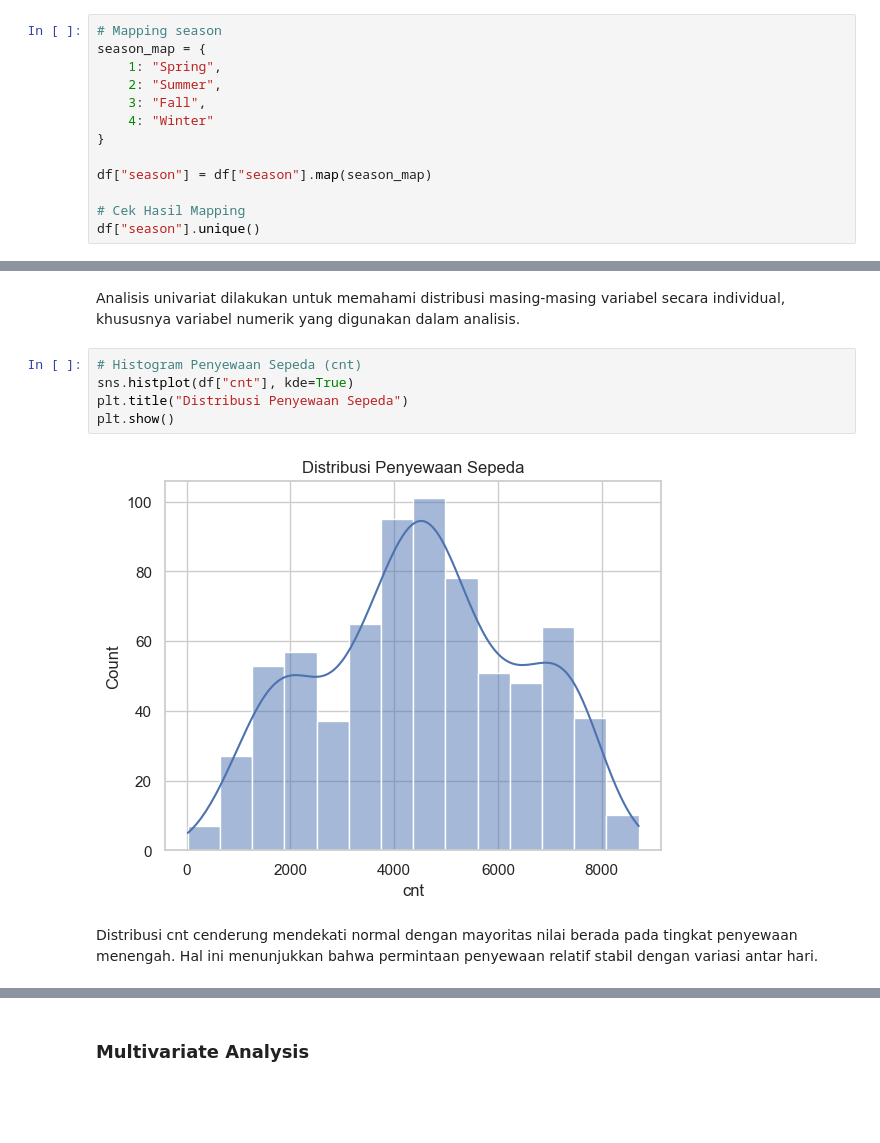
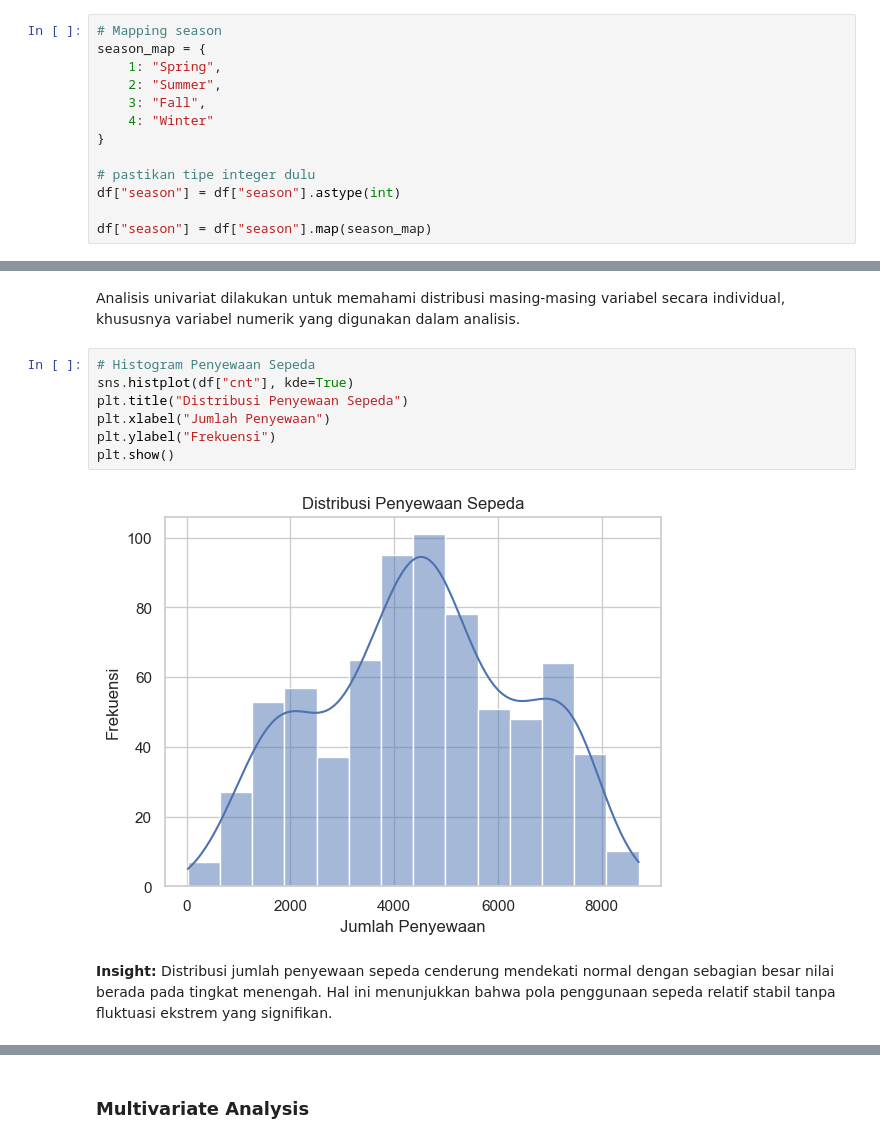
Before and after one commit to hikmalaryad/bike-sharing-dataset, a Jupyter notebook: notebook.ipynb, the cells around one changed output, grey strips where cells are left out. Drawn from its saved outputs; the diff is of its cells as text; blank space fills up the shorter version.

```diff
--- a/notebook.ipynb
+++ b/notebook.ipynb
@@ -131,7 +131,7 @@ season_map = {
     4: "Winter"
 }
 
+# pastikan tipe integer dulu
+df["season"] = df["season"].astype(int)
+
 df["season"] = df["season"].map(season_map)
-
-# Cek Hasil Mapping
-df["season"].unique()
@@ -220,14 +236,16 @@ Tanggal akhir: 2012-12-31 00:00:00
 # %% [markdown]
 Analisis univariat dilakukan untuk memahami distribusi masing-masing variabel secara individual, khususnya variabel numerik yang digunakan dalam analisis.
 # %%
-# Histogram Penyewaan Sepeda (cnt)
+# Histogram Penyewaan Sepeda
 sns.histplot(df["cnt"], kde=True)
 plt.title("Distribusi Penyewaan Sepeda")
+plt.xlabel("Jumlah Penyewaan")
+plt.ylabel("Frekuensi")
 plt.show()
 # %% [output]
-[figure, old version]
+[figure, new version]
 # %% [markdown]
-Distribusi cnt cenderung mendekati normal dengan mayoritas nilai berada pada tingkat penyewaan menengah. Hal ini menunjukkan bahwa permintaan penyewaan relatif stabil dengan variasi antar hari.
+**Insight:** Distribusi jumlah penyewaan sepeda cenderung mendekati normal dengan sebagian besar nilai berada pada tingkat menengah. Hal ini menunjukkan bahwa pola penggunaan sepeda relatif stabil tanpa fluktuasi ekstrem yang signifikan.
 # %%
 # Histogram Suhu (temp)
 sns.histplot(df["temp"], kde=True)
```
Also changed, not shown: parts of 119 cells of this notebook, 1 other file.
